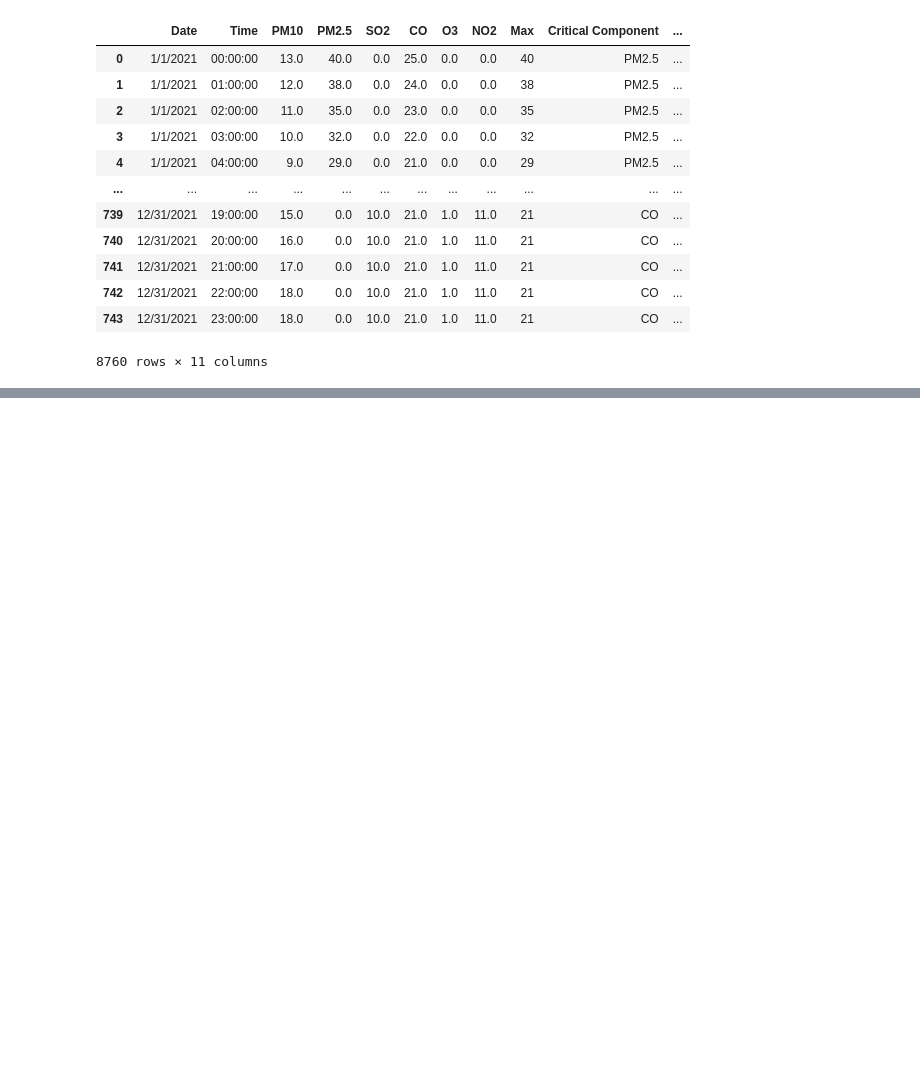
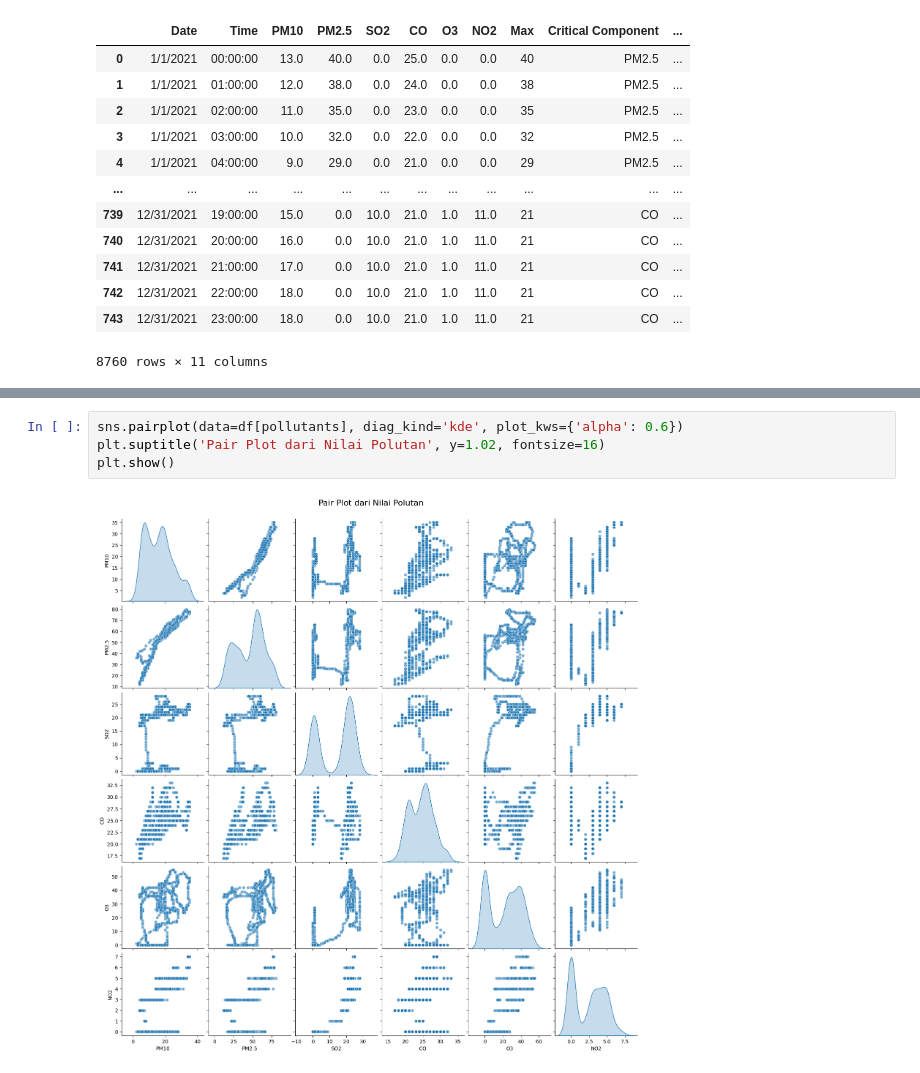
Before and after one commit to andidprastyo/Data-Analyst-Projects, a Jupyter notebook: Data Science/Yogyakarta Air Quality Analysis/analysis.ipynb, the cells around one changed output, grey strips where cells are left out. Drawn from its saved outputs; the diff is of its cells as text; blank space fills up the shorter version.

```diff
--- a/Data Science/Yogyakarta Air Quality Analysis/analysis.ipynb
+++ b/Data Science/Yogyakarta Air Quality Analysis/analysis.ipynb
@@ -41,0 +145,6 @@ df
+# %%
+sns.pairplot(data=df[pollutants], diag_kind='kde', plot_kws={'alpha': 0.6})
+plt.suptitle('Pair Plot dari Nilai Polutan', y=1.02, fontsize=16)
+plt.show()
+# %% [output]
+[figure, added]
```
Also changed, not shown: parts of 12 cells of this notebook.
